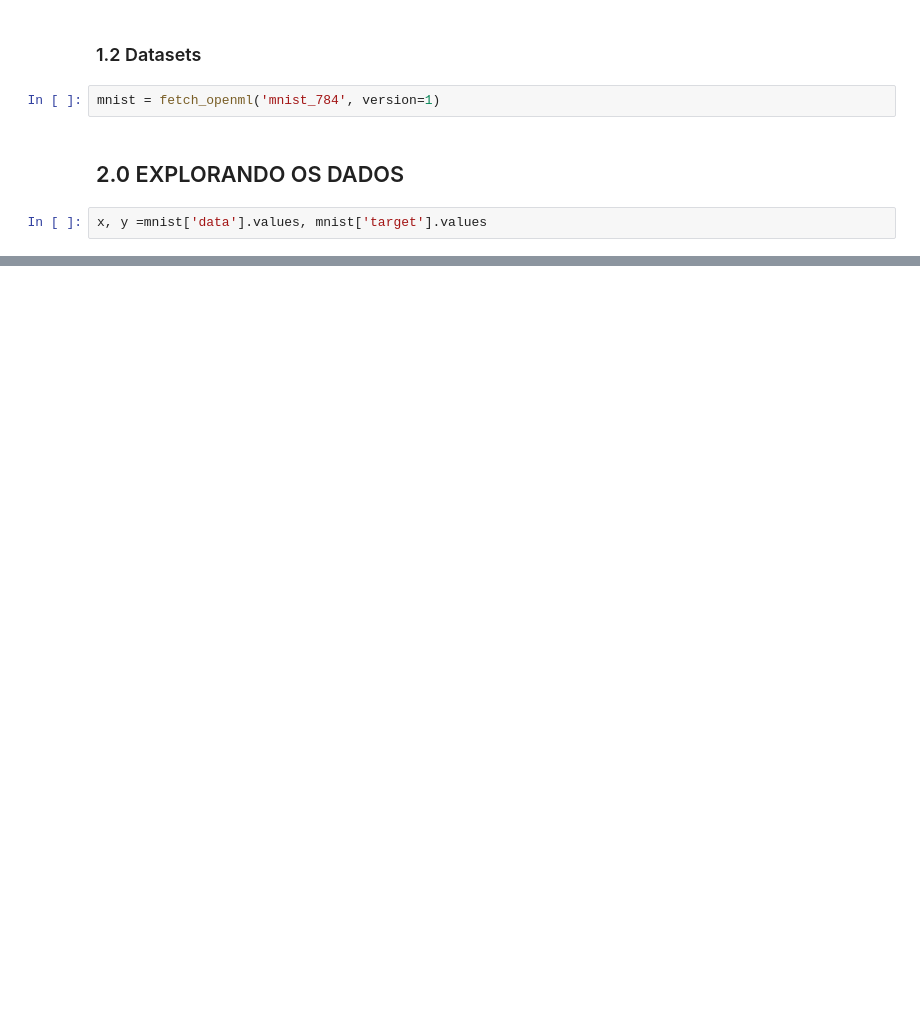
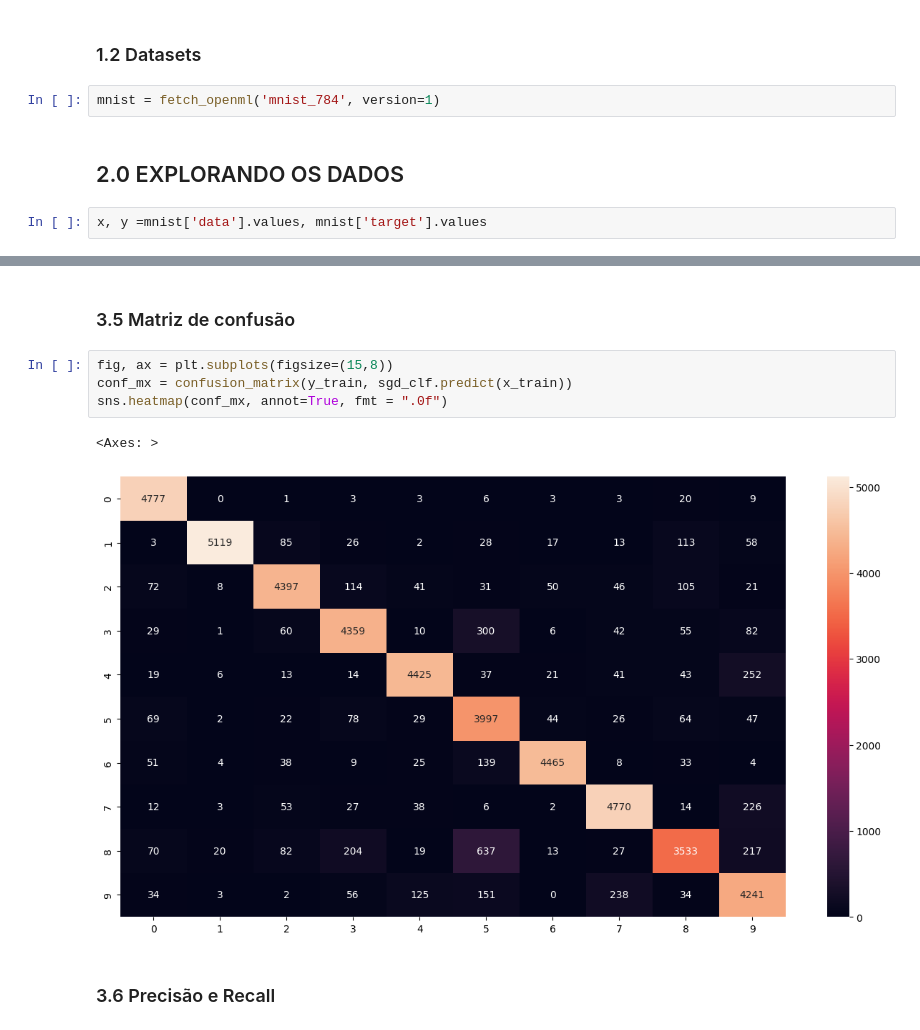
Before and after one commit to Ricardoamp/MNIST, a Jupyter notebook: MNIST.ipynb, the cells around one changed output, grey strips where cells are left out. Cells and saved outputs as stored; diff of their text form; blank space fills up the shorter version.

```diff
--- a/MNIST.ipynb
+++ b/MNIST.ipynb
@@ -28,0 +61,11 @@ plt.show()
+# %% [markdown]
+### 3.5 Matriz de confusão
+# %%
+fig, ax = plt.subplots(figsize=(15,8))
+conf_mx = confusion_matrix(y_train, sgd_clf.predict(x_train))
+sns.heatmap(conf_mx, annot=True, fmt = ".0f")
+# %% [output]
+<Axes: >
+[figure, added]
+# %% [markdown]
+### 3.6 Precisão e Recall
```
Also changed, not shown: parts of 12 cells of this notebook.
